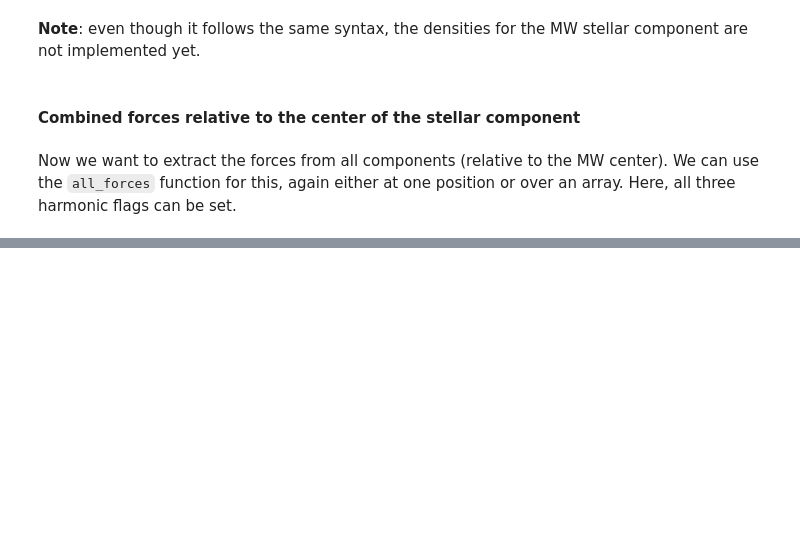
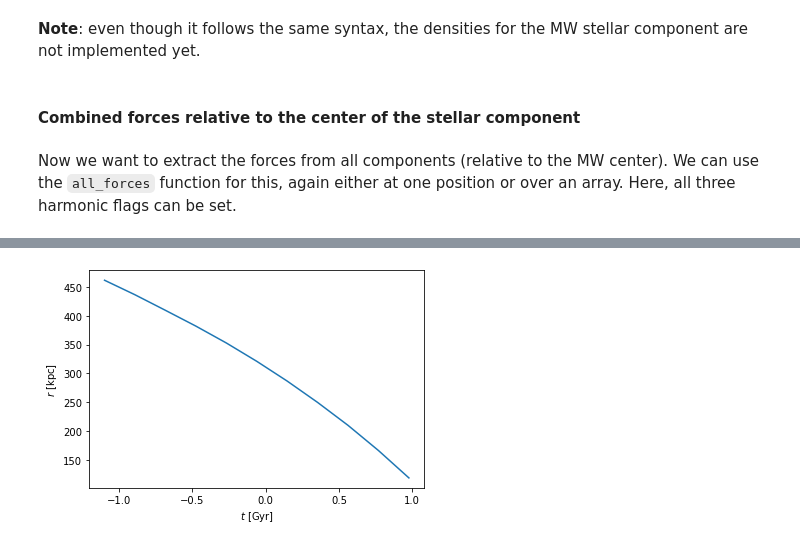
Before and after one commit to michael-petersen/sphexpansion, a Jupyter notebook: tutorial/fields_tutorial.ipynb, the cells around one changed output, grey strips where cells are left out. Drawn from its saved outputs; the diff is of its cells as text; code cells hidden in the pictures; blank space fills up the shorter version.

```diff
--- a/tutorial/tutorial_draft.ipynb
+++ b/tutorial/fields_tutorial.ipynb
@@ -358,0 +321,8 @@ plot_orbits(orbits)
+# %%
+t, lmcx, lmcy, lmcz = Model.get_lmc_trajectory(0.1).T
+r = (lmcx**2 + lmcy**2 + lmcz**2)**(0.5)
+# %%
+fig, ax = mwlmc_plot.plot_lmc_orbit(t, r)
+plt.show()
+# %% [output]
+[figure, added]
```
Also changed, not shown: parts of 11 cells of this notebook, 2 other files.
